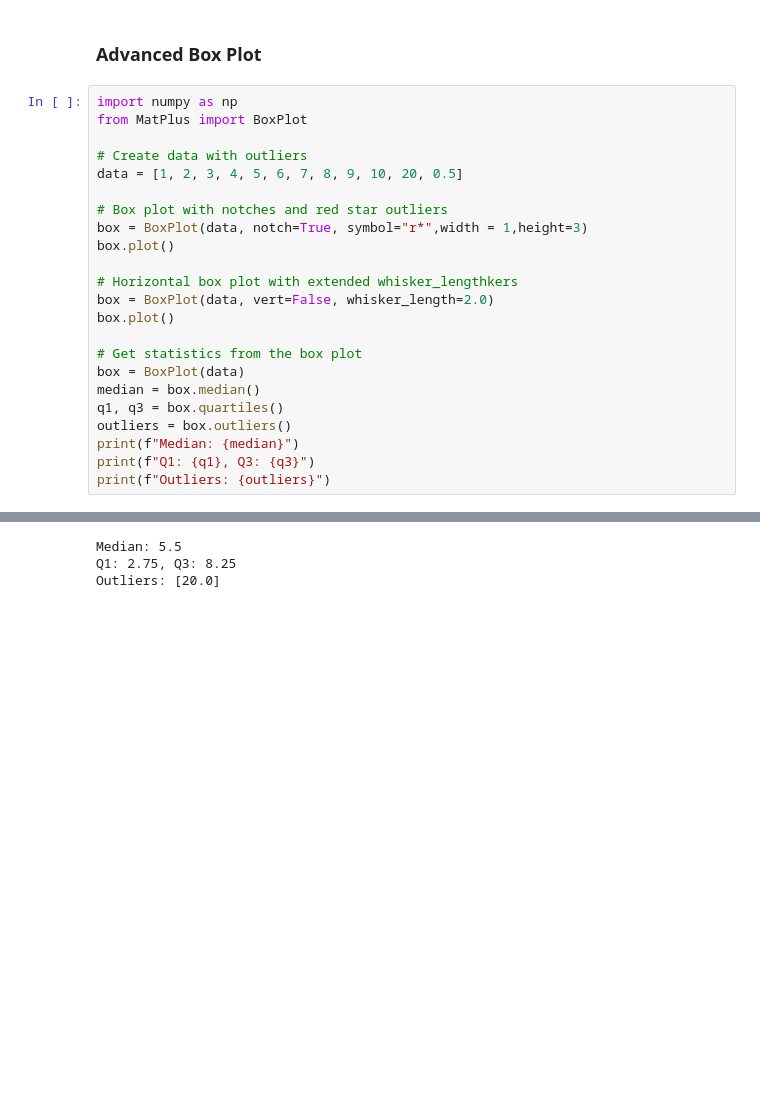
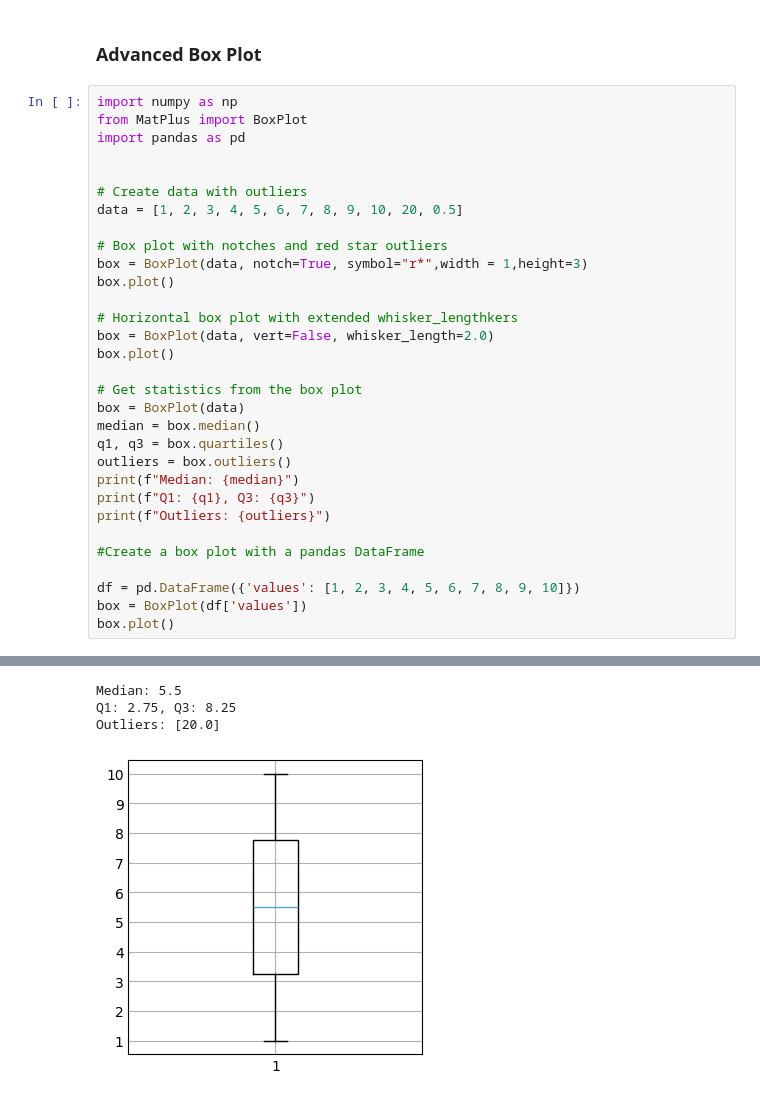
Before and after one commit to ac-i2i-engineering/MatPlus, a Jupyter notebook: examples/box_plot.ipynb, the cells around one changed output, grey strips where cells are left out. Cells and saved outputs as stored; diff of their text form; blank space fills up the shorter version.

Commit message:
Fixed pandas dataframe problem

```diff
--- a/examples/box_plot.ipynb
+++ b/examples/box_plot.ipynb
@@ -19,29 +19,38 @@ box.plot()
 # %%
 import numpy as np
 from MatPlus import BoxPlot
+import pandas as pd
+
 
 # Create data with outliers
 data = [1, 2, 3, 4, 5, 6, 7, 8, 9, 10, 20, 0.5]
 
 # Box plot with notches and red star outliers
 box = BoxPlot(data, notch=True, symbol="r*",width = 1,height=3)
 box.plot()
 
 # Horizontal box plot with extended whisker_lengthkers
 box = BoxPlot(data, vert=False, whisker_length=2.0)
 box.plot()
 
 # Get statistics from the box plot
 box = BoxPlot(data)
 median = box.median()
 q1, q3 = box.quartiles()
 outliers = box.outliers()
 print(f"Median: {median}")
 print(f"Q1: {q1}, Q3: {q3}")
 print(f"Outliers: {outliers}")
+
+#Create a box plot with a pandas DataFrame
+
+df = pd.DataFrame({'values': [1, 2, 3, 4, 5, 6, 7, 8, 9, 10]})
+box = BoxPlot(df['values'])
+box.plot()
 # %% [output]
 [figure]
 [figure]
 Median: 5.5
 Q1: 2.75, Q3: 8.25
 Outliers: [20.0]
+[figure, added]
```
Also changed, not shown: 1 other file.
